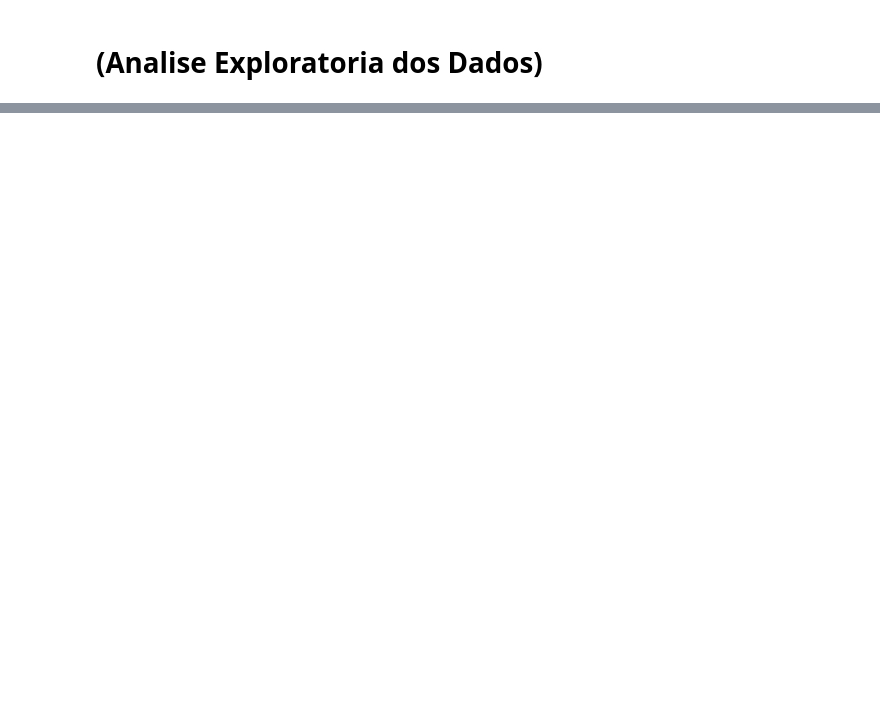
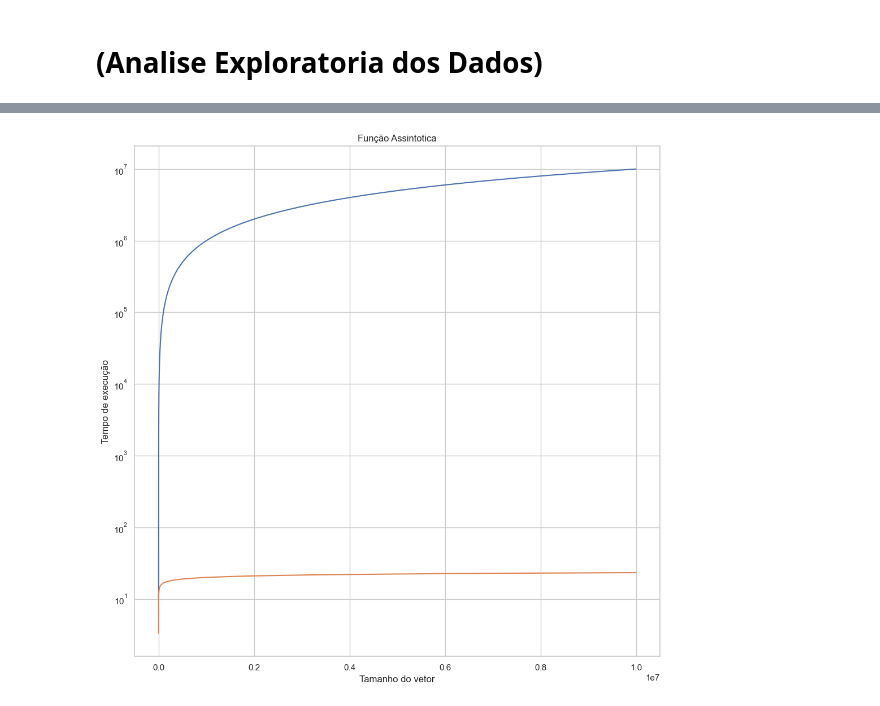
Before and after one commit to RaulLima2/analise_da_busca_binaria, a Jupyter notebook: notebook/Análise_de_Algoritmo_de_Busca.ipynb, the cells around one changed output, grey strips where cells are left out. Cells and saved outputs as stored; diff of their text form; code cells hidden in the pictures; blank space fills up the shorter version.

```diff
--- a/notebook/Análise_de_Algoritmo_de_Busca.ipynb
+++ b/notebook/Análise_de_Algoritmo_de_Busca.ipynb
@@ -856,0 +290,15 @@ benchmark_data[['método','tamanho do vetor','tempo de execução']].drop_duplic
+# %%
+# plot os dados de BS, BSO e BB
+import seaborn as sns
+import matplotlib.pyplot as plt
+
+sns.set_theme(style="whitegrid")
+fig, ax = plt.subplots(1, 1, figsize=(10, 10))
+sns.lineplot(x=np.arange(10,10**7,10),y=np.arange(10,10**7,10), ax=ax)
+sns.lineplot(x=np.arange(10,10**7+1,10),y=np.log2(np.arange(10,10**7+1,10)), ax=ax)
+# space the plots
+plt.tight_layout()
+plt.setp(ax, title='Função Assintotica',xlabel='Tamanho do vetor', ylabel='Tempo de execução', yscale='log')
+plt.show()
+# %% [output]
+[figure, added]
```
Also changed, not shown: parts of 79 cells of this notebook, 2 other files.
